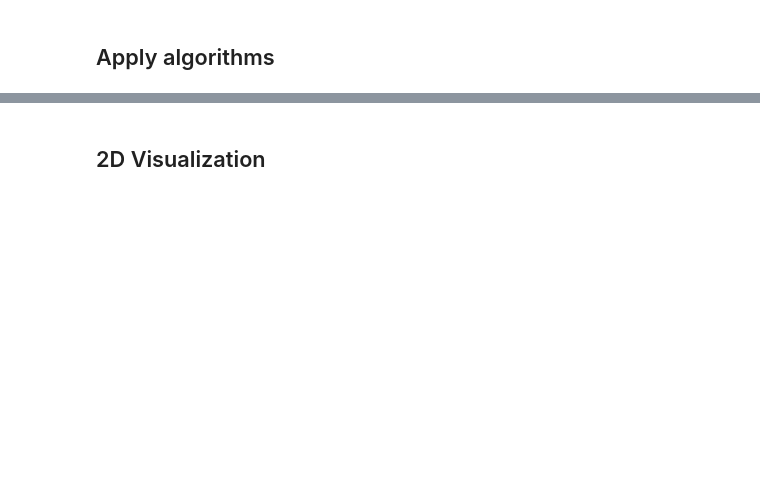
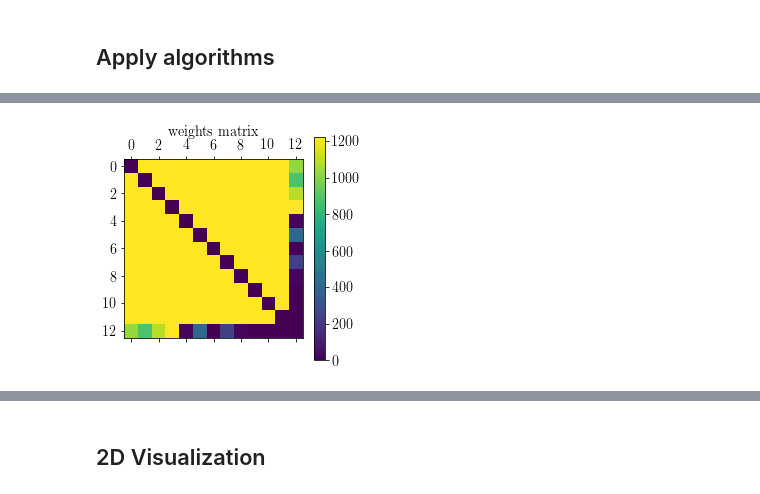
Before and after one commit to LCAV/pylocus, a Jupyter notebook: EvaluateData.ipynb, the cells around one changed output, grey strips where cells are left out. Saved outputs shown, nothing was run; the diff lists cells and outputs as text; code cells hidden in the pictures; blank space fills up the shorter version.

```diff
--- a/EvaluateData.ipynb
+++ b/EvaluateData.ipynb
@@ -254,0 +138,80 @@ estimate using weighted SRlS...
+# %%
+from point_configuration import HeterogenousConfiguration, PointConfiguration, dm_from_edm, create_from_points, edm_from_dm
+from algorithms import reconstruct_mds, reconstruct_srls, reconstruct_weighted
+from plots_cti import plot_matrix
+
+points_mds = []
+points_mds_weighted = []
+points_srls = []
+points_srls_weighted = []
+points_original = []
+
+#weight_method = 'bias'
+weight_method = 'sigma'
+#weight_method = 'LOESS'
+
+printout=False
+for result in results:
+    N = result.edm_avg.shape[0]
+    real_points = np.r_[anchors,result.real.reshape((1,-1))]
+    porig = create_from_points(real_points, HeterogenousConfiguration)
+    index = N-1
+    other = np.delete(np.arange(N),index)
+
+    edm = result.edm_avg
+    pnoisy = porig.copy()
+    pnoisy.edm[index,other] = edm[index,other]
+    pnoisy.edm[other,index] = edm[other,index]
+    weights_matrix = get_weights(weight_method)
+    plot_matrix(weights_matrix, 'weights matrix')
+    mask = (weights_matrix != 0)
+    plot_matrix(mask, 'mask')
+
+    print('estimate using mds...')
+    Xmds = reconstruct_mds(pnoisy.edm, porig.points, False, 'geometric', mask=mask)
+    print('...done')
+    print('estimate using weighted mds...')
+    #X_0 = porig.points
+    X_0 = Xmds
+    Xmds_weighted, fs, err_edms, err_points = reconstruct_weighted(pnoisy.edm, weights_matrix, X_0=X_0, X_hat=Xmds, points=porig.points, print_out=False)
+    print('...done')
+    print('estimate using SRLS...')
+    Xsrls = reconstruct_srls(pnoisy.edm, porig.points, False, index=index, weights=mask)
+    print('...done')
+    print('estimate using weighted SRlS...')
+    Xsrls_weighted = reconstruct_srls(pnoisy.edm, porig.points, False, weights=weights_matrix)
+    print('...done')
+    plt.plot(fs,label='fs')
+    plt.legend(loc='best')
+    plt.show()
+
+    if (printout):
+        plot_matrix(porig.edm, 'real EDM')
+        plot_matrix(pnoisy.edm,'noisy EDM')
+        plot_matrix(porig.edm-pnoisy.edm,'difference')
+
+        pmds = create_from_points(Xmds, PointConfiguration)
+        pmds_weighted = create_from_points(Xmds_weighted, PointConfiguration)
+        psrls = create_from_points(Xsrls, PointConfiguration)
+        psrls_weighted = create_from_points(Xsrls_weighted, PointConfiguration)
+        print('Noisy edm error',np.linalg.norm(pnoisy.edm-porig.edm))
+        print('SRLS edm error',np.linalg.norm(psrls.edm-porig.edm))
+        print('MDS edm error ',np.linalg.norm(pmds.edm-porig.edm))
+        plt.matshow(porig.edm-psrls.edm)
+        plt.colorbar()
+        plt.axis('off')
+        plt.title('Diff SRLS {}'.format(i))
+        plt.show()
+        plt.matshow(porig.edm-pmds.edm)
+        plt.colorbar()
+        plt.axis('off')
+        plt.title('Diff MDS {}'.format(i))
+        plt.show()
+
+    points_original.append(porig.points)
+    points_mds.append(Xmds)
+    points_mds_weighted.append(Xmds_weighted)
+    points_srls.append(Xsrls)
+    points_srls_weighted.append(Xsrls_weighted.copy())
+# %% [output]
+[figure, added]
```
Also changed, not shown: parts of 9 cells of this notebook, 8 other files.
